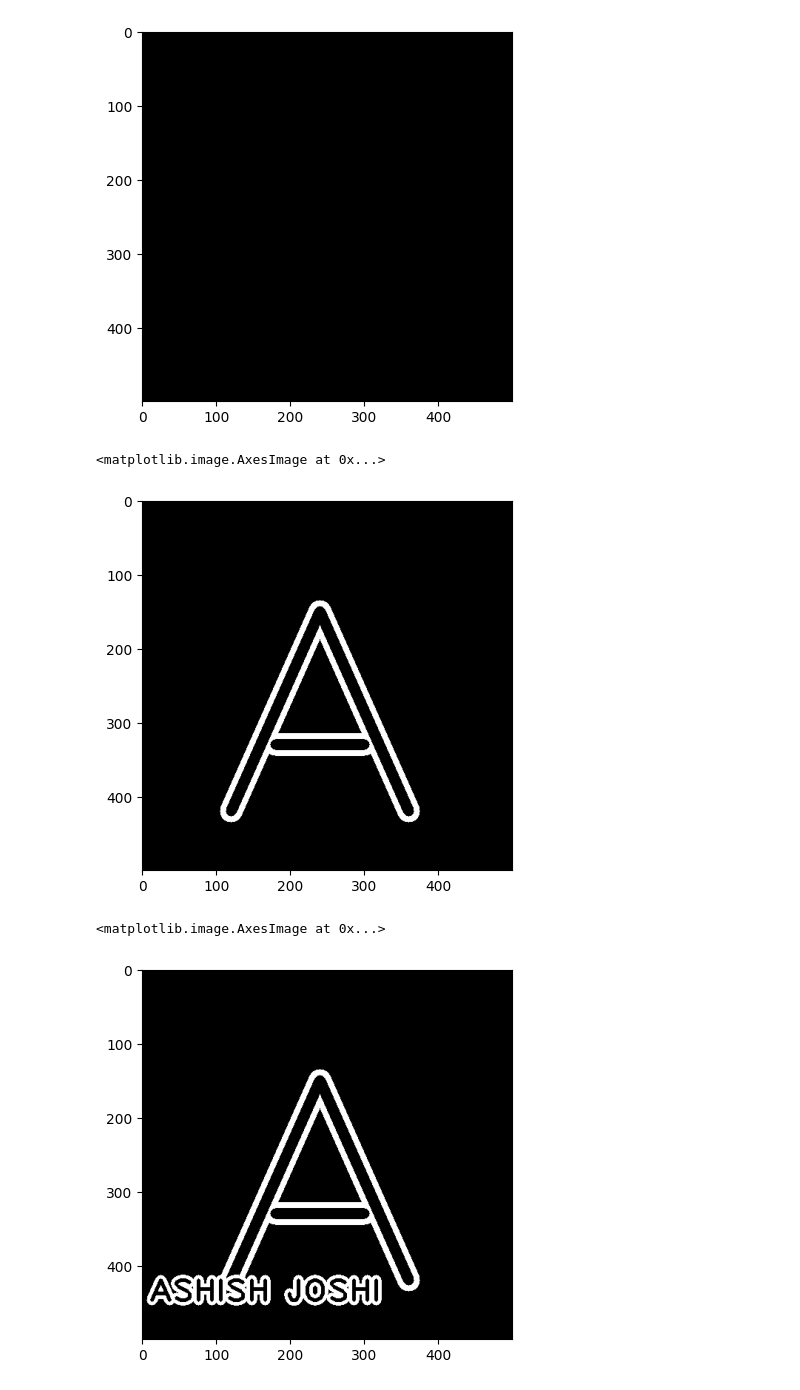
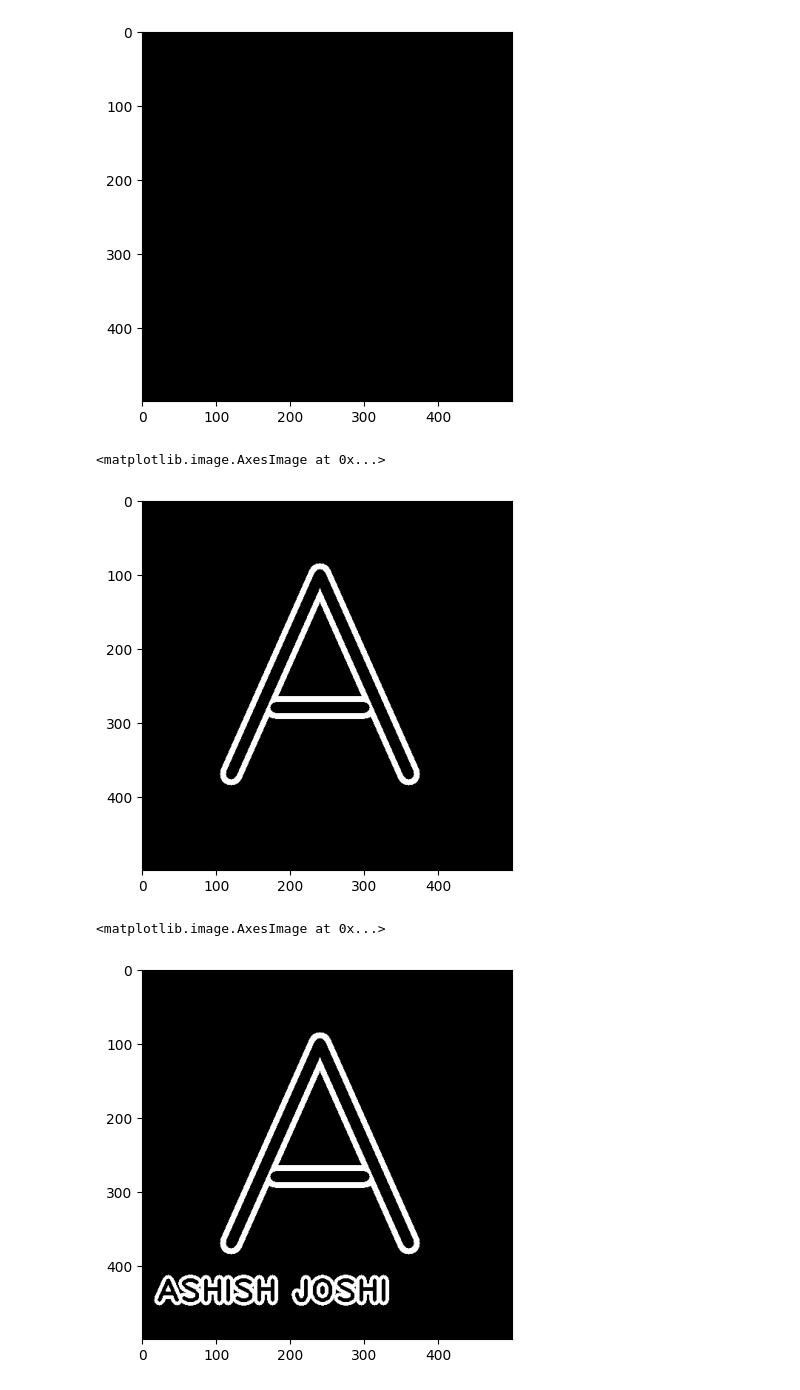
Before and after one commit to Ashishjoshi794/computer-vision, a Jupyter notebook: Text_Style_using_OpenCV.ipynb, the cells around one changed output. Saved outputs shown, nothing was run; the diff lists cells and outputs as text; code cells hidden in the pictures.

```diff
--- a/Text_Style_using_OpenCV.ipynb
+++ b/Text_Style_using_OpenCV.ipynb
@@ -29,17 +29,17 @@ plt.imshow(img1, cmap='gray')
 <matplotlib.image.AxesImage at 0x...>
 [figure]
 # %%
-cv2.putText(img1,"A",(90,450),cv2.FONT_HERSHEY_PLAIN,fontScale=30,color=(255,255,255),thickness=30)
-cv2.putText(img1,"A",(90,450),cv2.FONT_HERSHEY_PLAIN,fontScale=30,color=(0,0,0),thickness=13)
+cv2.putText(img1,"A",(90,400),cv2.FONT_HERSHEY_PLAIN,fontScale=30,color=(255,255,255),thickness=30)
+cv2.putText(img1,"A",(90,400),cv2.FONT_HERSHEY_PLAIN,fontScale=30,color=(0,0,0),thickness=13)
 plt.imshow(img1, cmap='gray')
 # %% [output]
 <matplotlib.image.AxesImage at 0x...>
-[figure, old version]
+[figure, new version]
 # %%
-cv2.putText(img1,"ASHISH JOSHI",(10,450),cv2.FONT_HERSHEY_PLAIN,fontScale=3,color=(255,255,255),thickness=13)
+cv2.putText(img1,"ASHISH JOSHI",(20,450),cv2.FONT_HERSHEY_PLAIN,fontScale=3,color=(255,255,255),thickness=13)
 
-cv2.putText(img1,"ASHISH JOSHI",(10,450),cv2.FONT_HERSHEY_PLAIN,fontScale=3,color=(0,0,0),thickness=3)
+cv2.putText(img1,"ASHISH JOSHI",(20,450),cv2.FONT_HERSHEY_PLAIN,fontScale=3,color=(0,0,0),thickness=3)
 plt.imshow(img1, cmap='gray')
 # %% [output]
 <matplotlib.image.AxesImage at 0x...>
-[figure, old version]
+[figure, new version]
```
